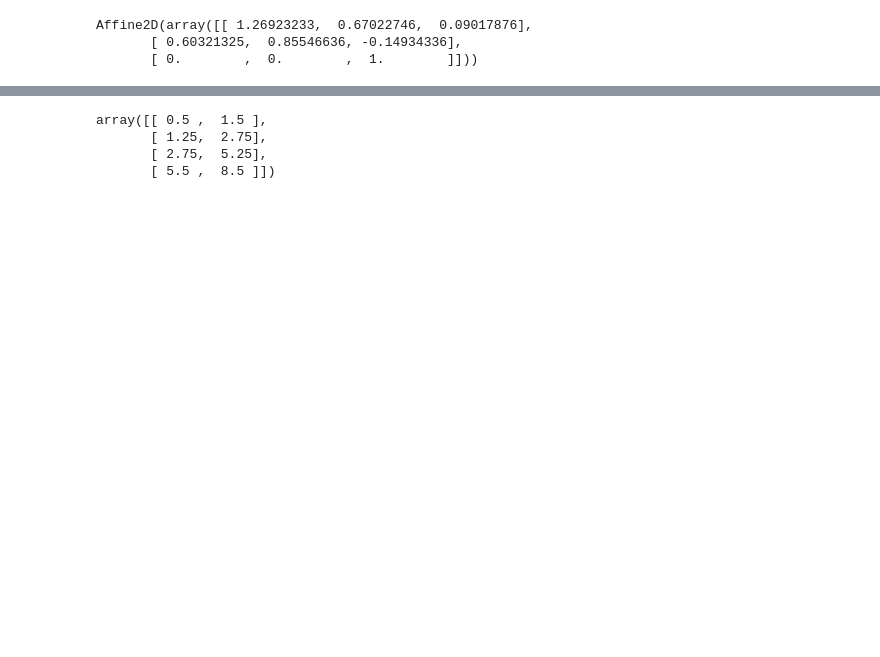
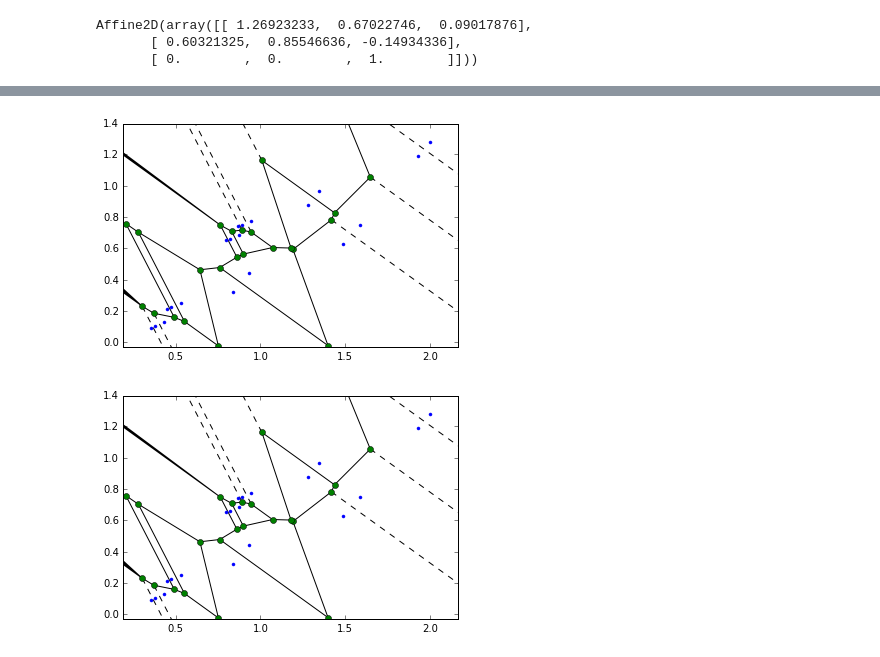
Before and after one commit to openearth/notebooks, a Jupyter notebook: gridenclosure.ipynb, the cells around one changed output, grey strips where cells are left out. Saved outputs shown, nothing was run; the diff lists cells and outputs as text; code cells hidden in the pictures; blank space fills up the shorter version.

```diff
--- a/gridenclosure.ipynb
+++ b/gridenclosure.ipynb
@@ -97,12 +99,11 @@ mesh = plt.pcolormesh(X_t, Y_t, X_t)
+# %%
+vor = scipy.spatial.Voronoi(np.c_[X_t.ravel(), Y_t.ravel()])
+scipy.spatial.voronoi_plot_2d(vor)
+# %% [output]
+[figure, added]
+[figure, added]
 # %%
 X = [1, 2, 4, 7]
 Xx = np.gradient( [1, 2, 4, 7])
 l = X - 0.5 * Xx
 r = X + 0.5 * Xx
-# %%
-np.c_[l, r]
-# %% [output]
-array([[ 0.5 ,  1.5 ],
-       [ 1.25,  2.75],
-       [ 2.75,  5.25],
-       [ 5.5 ,  8.5 ]])
```
Also changed, not shown: parts of 6 cells of this notebook.
